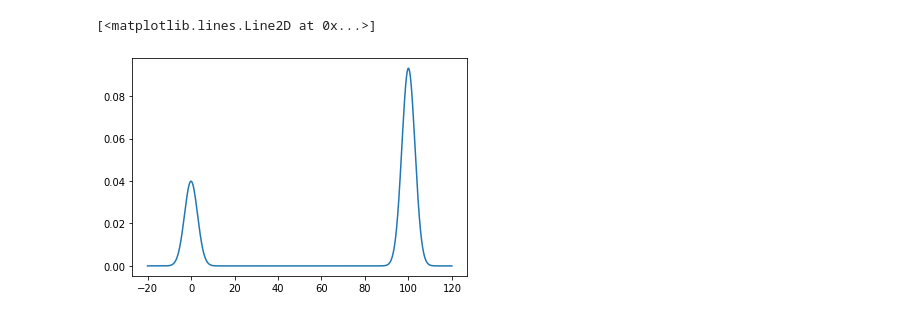
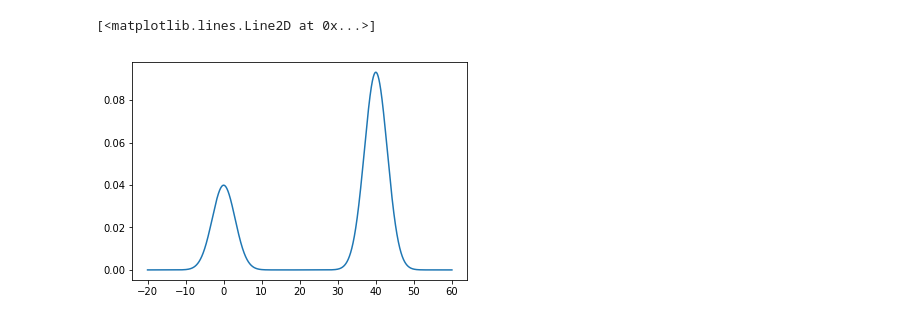
Before and after one commit to jase-clarkson/micro_1, a Jupyter notebook: AIS.ipynb, the cells around one changed output. Saved outputs shown, nothing was run; the diff lists cells and outputs as text; code cells hidden in the pictures.

```diff
--- a/AIS.ipynb
+++ b/AIS.ipynb
@@ -3,19 +3,24 @@
 from scipy import stats
 import numpy as np
 import matplotlib.pyplot as plt
-from tqdm import tqdm
+from tqdm import tqdm_notebook as tqdm
+
+# Seed RNG (for reproducibility)
+seed = 100
+np.random.seed(seed)
+
 # Simple MH targeting the distribution
 def f(x):
     sigma = 3
     w = 0.3
-    return w*stats.norm.pdf(x, loc=0, scale=sigma) + (1-w)*stats.norm.pdf(x, loc=100, scale=sigma)
+    return w*stats.norm.pdf(x, loc=0, scale=sigma) + (1-w)*stats.norm.pdf(x, loc=40, scale=sigma)
 # %%
 # Plot f
-points = np.linspace(-20, 120, 10000)
+points = np.linspace(-20, 60, 10000)
 plt.plot(points, f(points))
 # %% [output]
 [<matplotlib.lines.Line2D at 0x...>]
-[figure, old version]
+[figure, new version]
 # %%
 # Simple MH targetting f
 sigma_prop = 2
```
Also changed, not shown: parts of 5 cells of this notebook.
